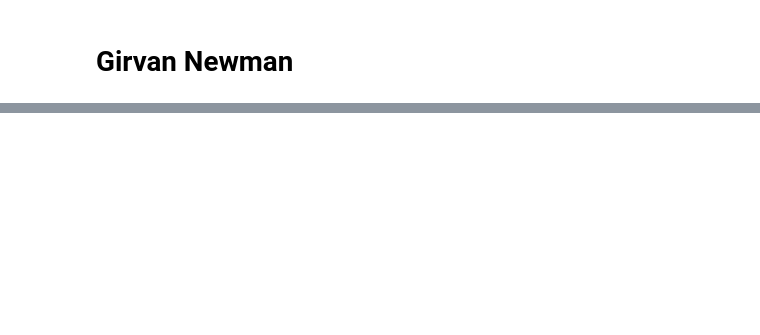
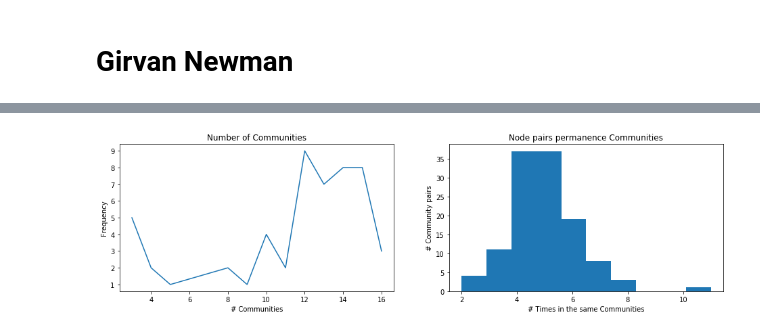
Before and after one commit to vitoriapacela/raccoon_networks, a Jupyter notebook: notebooks/communities.ipynb, the cells around one changed output, grey strips where cells are left out. Cells and saved outputs as stored; diff of their text form; code cells hidden in the pictures; blank space fills up the shorter version.

```diff
--- a/notebooks/communities.ipynb
+++ b/notebooks/communities.ipynb
@@ -141,3 +166,38 @@ ax[1].set_xlabel('Iterations');
+# %%
+import matplotlib
+import matplotlib.pyplot as plt
+%matplotlib inline
+
+fig = plt.figure(figsize=(16, 4))
+
+#Plot Community size frequency
+n_com = [max(c.values()) for c in communities]
+n_com = Counter(n_com)
+k = sorted(n_com)
+n_com = [n_com[x] for x in k]
+ax1 = plt.subplot(121)
+ax1.plot(k, n_com)
+ax1.set_title('Number of Communities')
+ax1.set_xlabel('# Communities')
+ax1.set_ylabel('Frequency')
+
+
+#Plot node permanence in cluster
+com_pairs = {(str(n), str(nn)):0 for n in range(15) for nn in range(n + 1, 16)}
+for k in communities:
+    for i in range(len(k)):
+        for j in range(i + 1, len(k)):
+            if list(k.values())[i]==list(k.values())[j]:
+                mn = str(min(int(list(k.keys())[i]), int(list(k.keys())[j])))
+                mx = str(max(int(list(k.keys())[i]), int(list(k.keys())[j])))
+                com_pairs[mn, mx] += 1
+ax2 = plt.subplot(122)
+ax2.hist(com_pairs.values())
+ax2.set_title('Node pairs permanence Communities')
+ax2.set_xlabel('# Times in the same Communities')
+ax2.set_ylabel('# Community pairs');
+# %% [output]
+[figure, added]
 # %%
 import plotly.graph_objects as go
 
```
Also changed, not shown: parts of 4 cells of this notebook.
